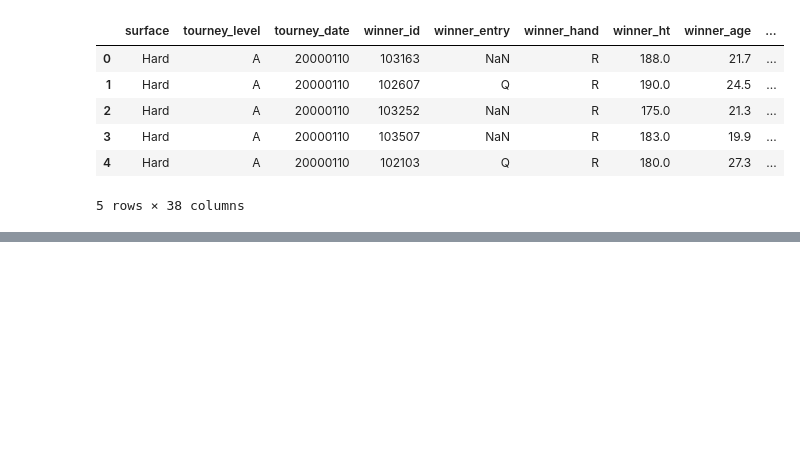
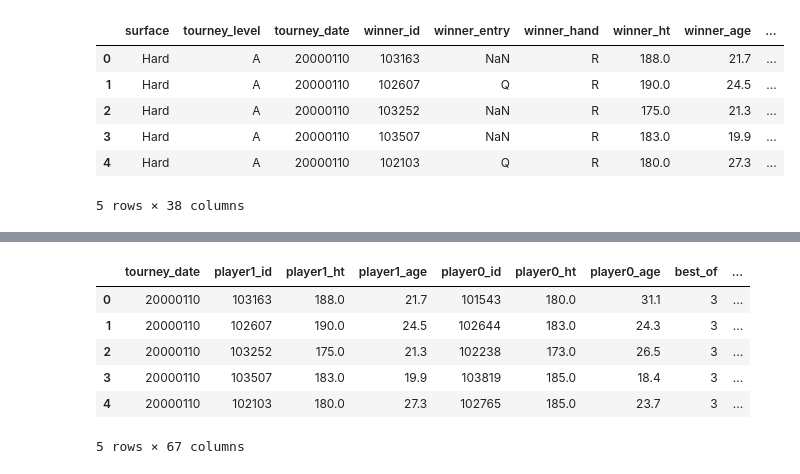
Before and after one commit to stachu213/SiProjekt, a Jupyter notebook: data_eng.ipynb, the cells around one changed output, grey strips where cells are left out. Cells and saved outputs as stored; diff of their text form; code cells hidden in the pictures; blank space fills up the shorter version.

```diff
--- a/data_eng.ipynb
+++ b/data_eng.ipynb
@@ -126,0 +142,13 @@ tenis_df.head(5)
+# %%
+# One-hot encoding dla wybranych kolumn
+columns_to_encode = ['surface', 'tourney_level', 'round', 'player0_entry', 'player0_hand', 'player1_entry', 'player1_hand']
+tenis_df = pd.get_dummies(tenis_df, columns=columns_to_encode, drop_first=True)
+tenis_df.head(5)
+# %% [output]
+|  | tourney_date | player1_id | player1_ht | player1_age | player0_id | player0_ht | player0_age | best_of | ... |
+| 0 | 20000110 | 103163 | 188.0 | 21.7 | 101543 | 180.0 | 31.1 | 3 | ... |
+| 1 | 20000110 | 102607 | 190.0 | 24.5 | 102644 | 183.0 | 24.3 | 3 | ... |
+| 2 | 20000110 | 103252 | 175.0 | 21.3 | 102238 | 173.0 | 26.5 | 3 | ... |
+| 3 | 20000110 | 103507 | 183.0 | 19.9 | 103819 | 185.0 | 18.4 | 3 | ... |
+| 4 | 20000110 | 102103 | 180.0 | 27.3 | 102765 | 185.0 | 23.7 | 3 | ... |
+5 rows × 67 columns
```
Also changed, not shown: parts of 5 cells of this notebook, 1 other file.
